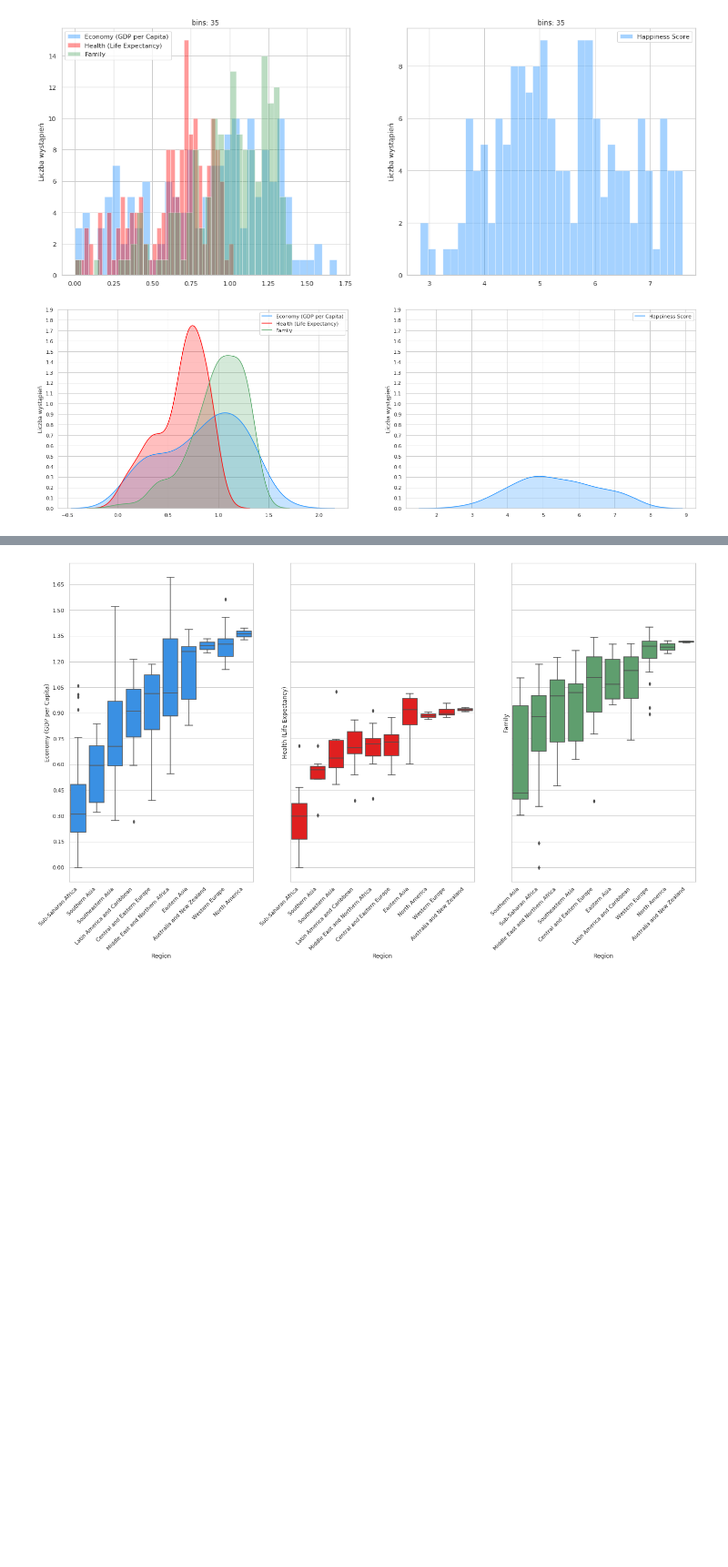
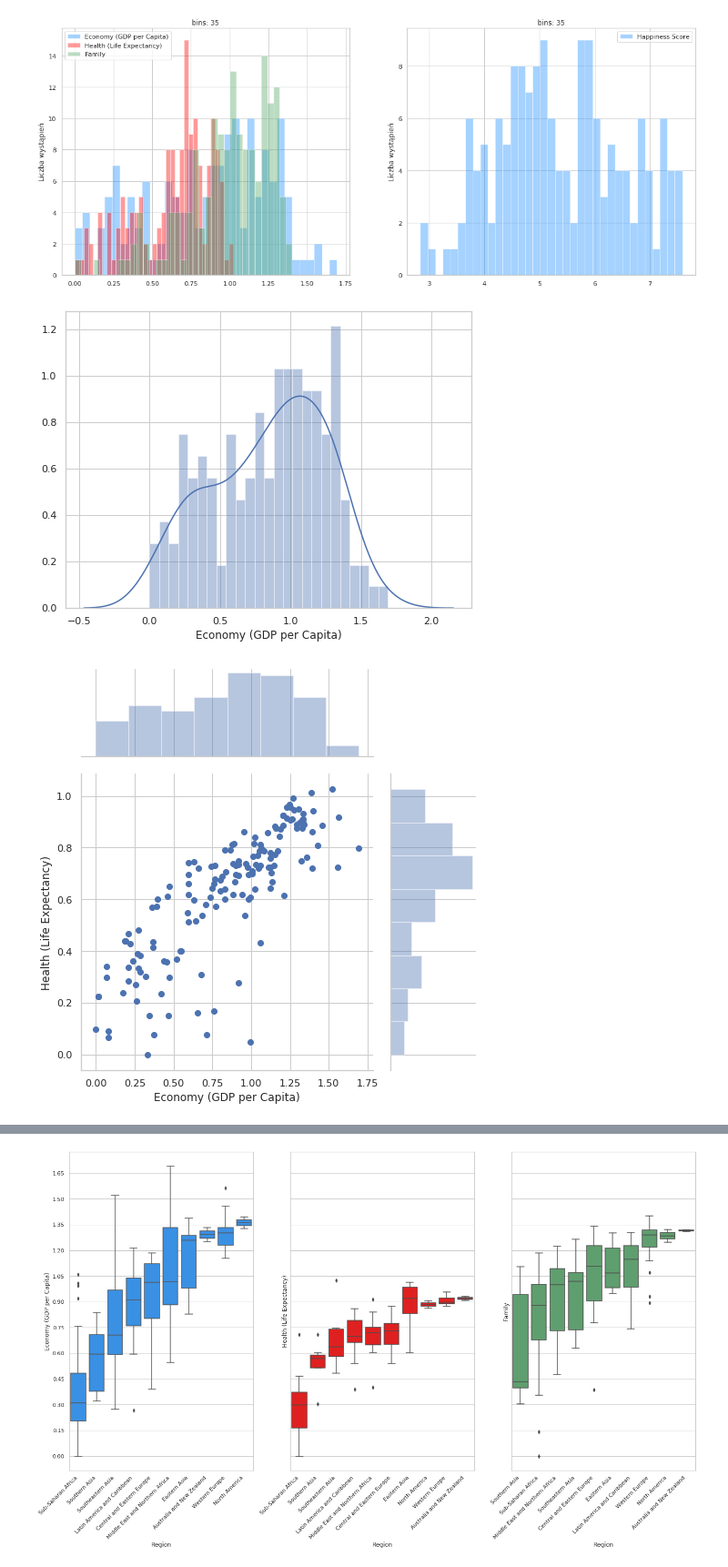
Before and after one commit to ArminD93/WorldHappinessReport, a Jupyter notebook: WorldHappinessReport_2015.ipynb, the cells around one changed output, grey strips where cells are left out. Shown at 91% size. Cells and saved outputs as stored; diff of their text form; code cells hidden in the pictures; blank space fills up the shorter version.

Commit message:
Planowanie rozmieszczenia wykresów jointplot, histogram i kdeplot

```diff
--- a/WorldHappinessReport_2015.ipynb
+++ b/WorldHappinessReport_2015.ipynb
@@ -142,7 +151,11 @@ DistributionObj.addHist(list=ValueList, bins=35 )
 DistributionObj.addStackedHist(list= ValueList, bins=35)
 # %% [output]
 [figure]
-# %%
-DistributionObj.addDensityDistribution(ValueList)
-# %% [output]
-[figure, removed]
+# %%
+g = plt.figure(figsize=(8,6))
+g = sns.distplot(happiness2015['Economy (GDP per Capita)'], hist=True, bins=25,  )
+CorrelationObj.addJointplot(x_data='Economy (GDP per Capita)', y_data='Health (Life Expectancy)', set_height=7, set_ratio=3)
+plt.show()
+# %% [output]
+[figure, added]
+[figure, added]
```
Also changed, not shown: parts of 9 cells of this notebook.
